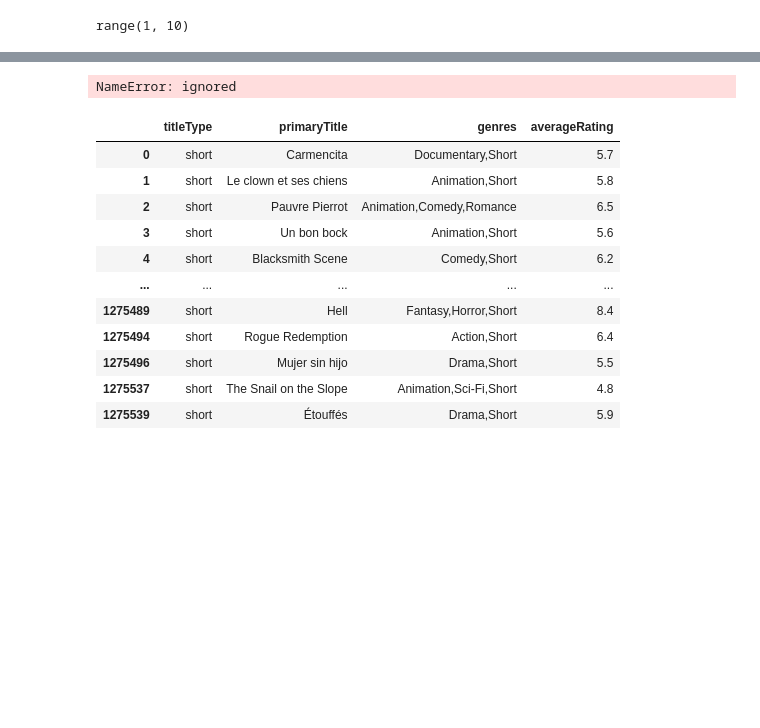
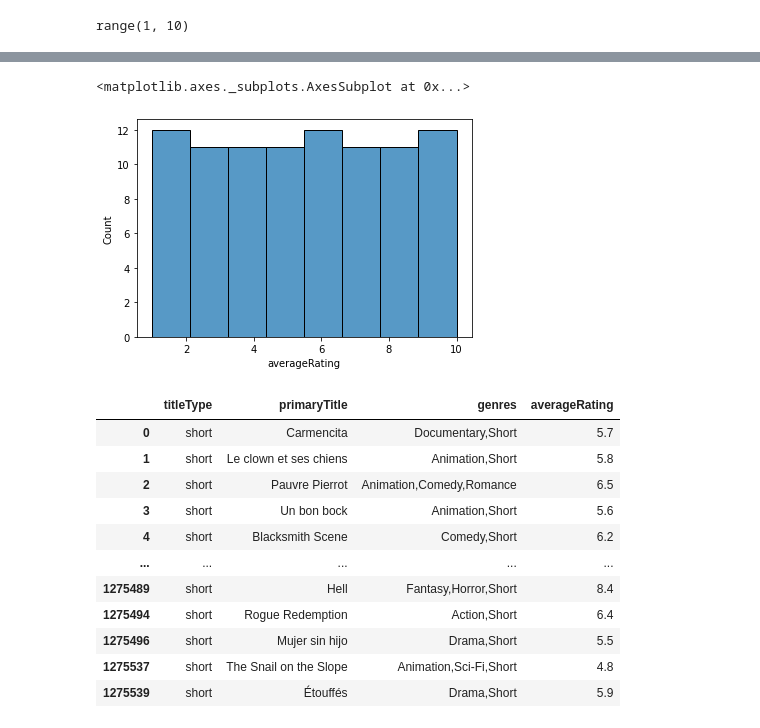
Before and after one commit to data-IA-2022/Netfloox_Asmae_Fengfeng_J-r-my, a Jupyter notebook: Netflooooox_Fengfeng.ipynb, the cells around one changed output, grey strips where cells are left out. Drawn from its saved outputs; the diff is of its cells as text; code cells hidden in the pictures; blank space fills up the shorter version.

```diff
--- a/Netflooooox_Fengfeng.ipynb
+++ b/Netflooooox_Fengfeng.ipynb
@@ -152,8 +203,11 @@ ValueError: ignored
+# %%
+sns.histplot(data=df_ratingsMovie2, x="averageRating")
+# %% [output]
+<matplotlib.axes._subplots.AxesSubplot at 0x...>
+[figure, added]
 # %%
-plt.bar(df_ratingsMovie, height)
-plt.show()
+# plt.bar(df_ratingsMovie, height)
+# plt.show()
-# %% [output]
-NameError: ignored
 # %%
 # labels=list_group_pays()["Group_Pays"]
 # colors=['orange', 'blue','red', 'green','m', 'gray']
```
Also changed, not shown: parts of 16 cells of this notebook.
